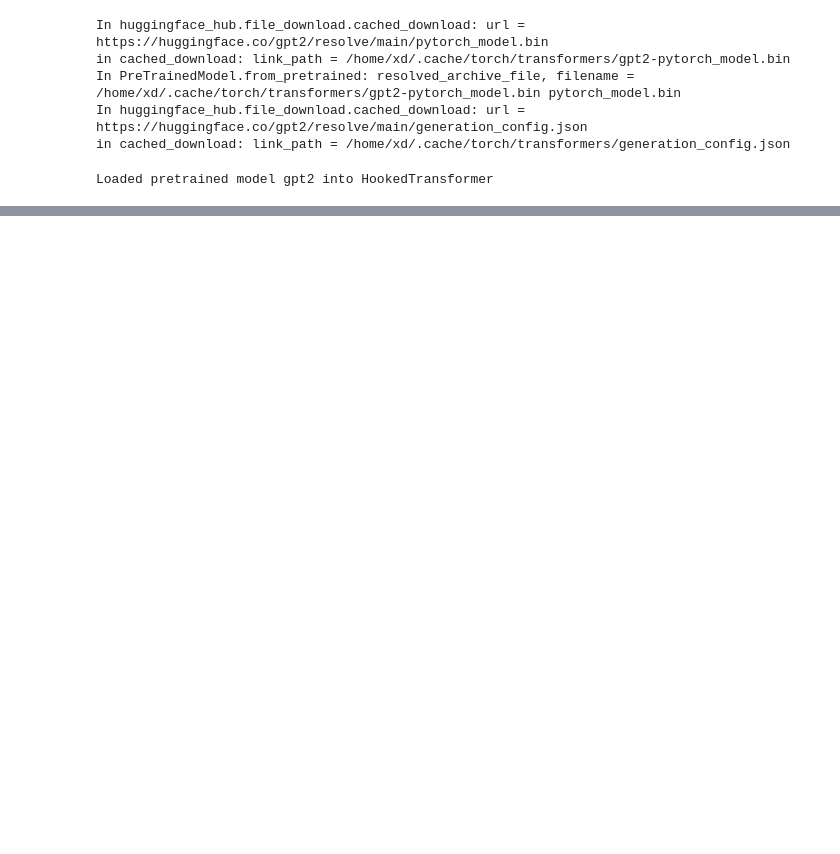
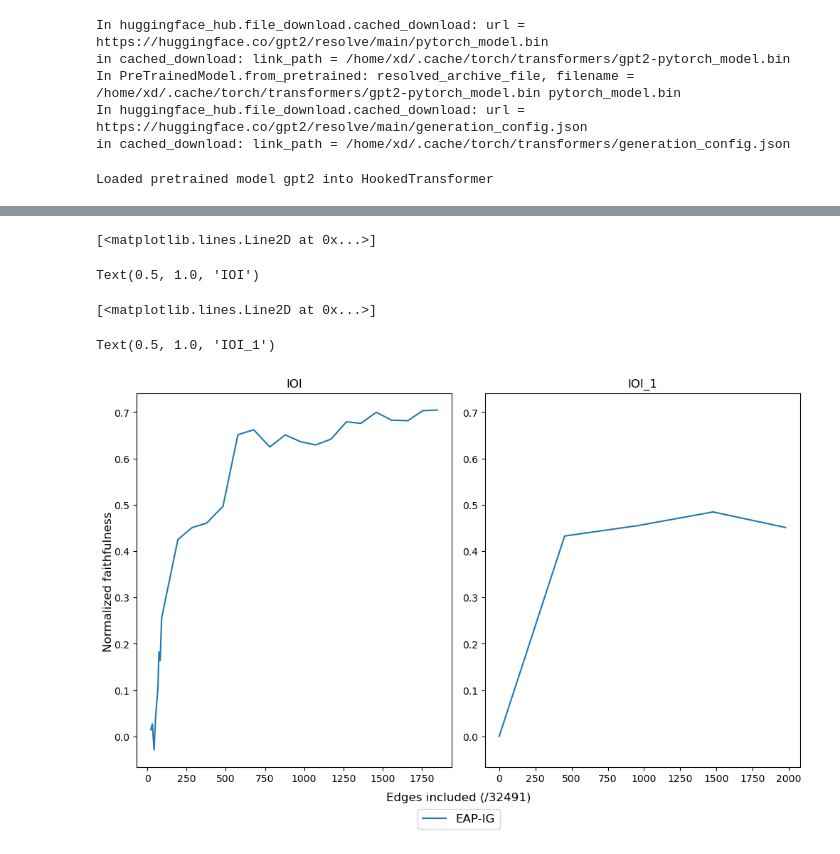
Before and after one commit to P1NKBR2/eap-ig-faithfulness, a Jupyter notebook: gpt2-eap.ipynb, the cells around one changed output, grey strips where cells are left out. Cells and saved outputs as stored; diff of their text form; code cells hidden in the pictures; blank space fills up the shorter version.

```diff
--- a/gpt2-eap.ipynb
+++ b/gpt2-eap.ipynb
@@ -84,5 +85,5 @@ print('运行时间：%s s' %(T2 - T1))
 # %%
-g2.apply_greedy(300)
+g2.apply_greedy(600)
 g2.prune_dead_nodes()
 gs2 = g2.to_graphviz()
-gs2.draw(f'gpt2_1-ioi.png', prog='dot')
+gs2.draw(f'gpt2-ioi.png', prog='dot')
@@ -89,3 +143,53 @@ gs2.draw(f'gpt2_1-ioi.png', prog='dot')
+# %%
+import pandas as pd
+import matplotlib.pyplot as plt
+
+display_name_dict = {'ioi': 'IOI', 'ioi_1': 'IOI_1'}
+def display_name(task):
+    if '-comma' in task:
+        task = task[:-6]
+    return display_name_dict[task]
+
+prob_diff_tasks = ['greater-than', 'fact-retrieval', 'sva']
+def task_to_metric(task):
+    if any(ptask in task for ptask in prob_diff_tasks):
+        return 'prob_diff'
+    return 'logit_diff'
+
+def n_edges(model):
+    if model == 'gpt2':
+        return 32491
+    elif model == 'gpt2-xl':
+        return 2235025
+    elif model =='pythia-2.8B':
+        return 1591857
+    else:
+        raise ValueError(f'Bad model: {model}')
+
+model = model_name
+task_names = ['ioi', 'ioi_1', 'ioi_3']
+fig, axs = plt.subplots(nrows=1, ncols=2, figsize=(10,6), sharey=True)
+for task_name, ax in zip(task_names, axs.flat):
+    df = pd.read_csv(f'/home/hushengchun/project/eap-ig-faithfulness/results/pareto/{model}/csv/{task_name}.csv')
+    for losstype in ['EAP-IG']:
+        df[f'loss_{losstype}'] = (df[f'loss_{losstype}'] - df['corrupted_baseline']) /(df['baseline'] - df['corrupted_baseline'])
+
+    ax.plot(df['edges_EAP-IG'], df['loss_EAP-IG'], label='EAP-IG')
+
+    ax.yaxis.set_tick_params(labelbottom=True)
+    ax.set_title(f'{display_name(task_name)}')
+handles, labels = ax.get_legend_handles_labels()
+lgd = fig.legend(handles, labels, loc='upper center', bbox_to_anchor=(0.5, -0.02), ncol=4, fontsize=12)
+xlabel = fig.text(0.5, -0.015, f'Edges included (/{n_edges(model)})', ha='center', fontsize=12)
+ylabel = fig.text(-0.00, 0.5, 'Normalized faithfulness', va='center', rotation='vertical', fontsize=12)
+fig.tight_layout()
+fig.show()
+# %% [output]
+[<matplotlib.lines.Line2D at 0x...>]
+Text(0.5, 1.0, 'IOI')
+[<matplotlib.lines.Line2D at 0x...>]
+Text(0.5, 1.0, 'IOI_1')
+[figure, added]
 # %%
 dataloader = tqdm(dataloader)
 dataloader = list(dataloader)
```
Also changed, not shown: parts of 22 cells of this notebook, 20 other files.
